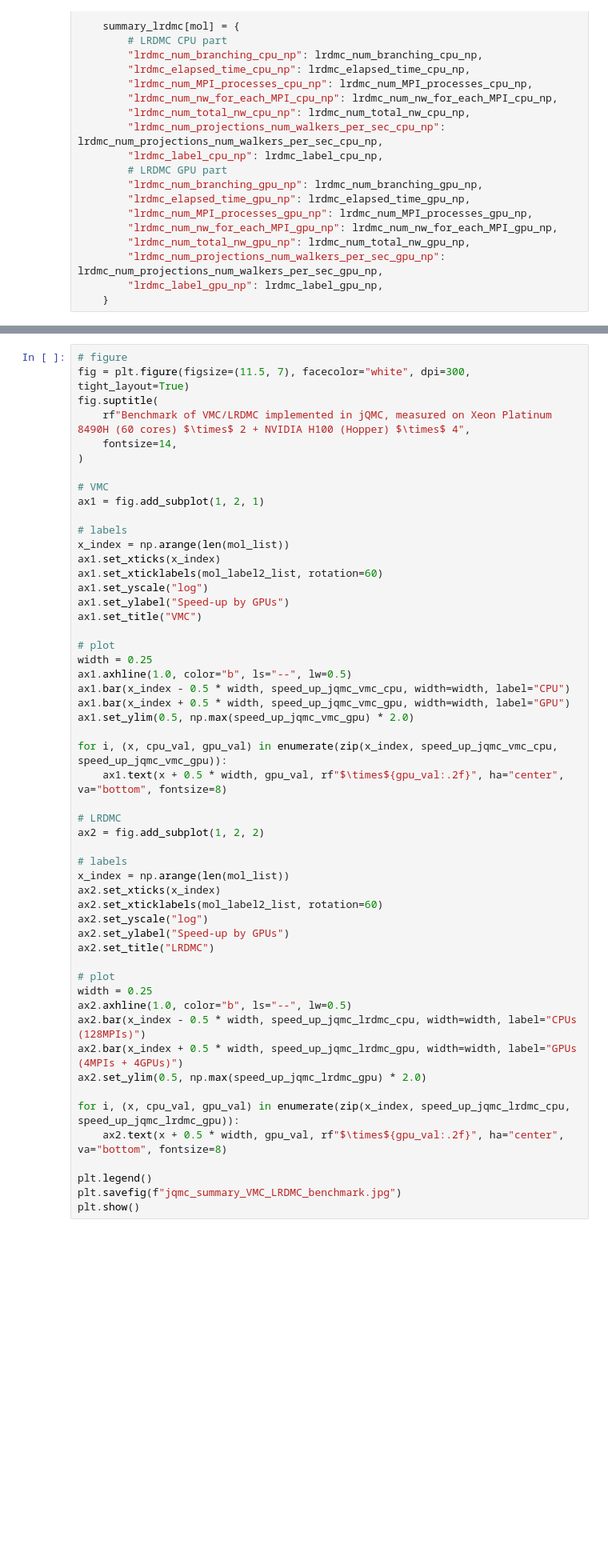
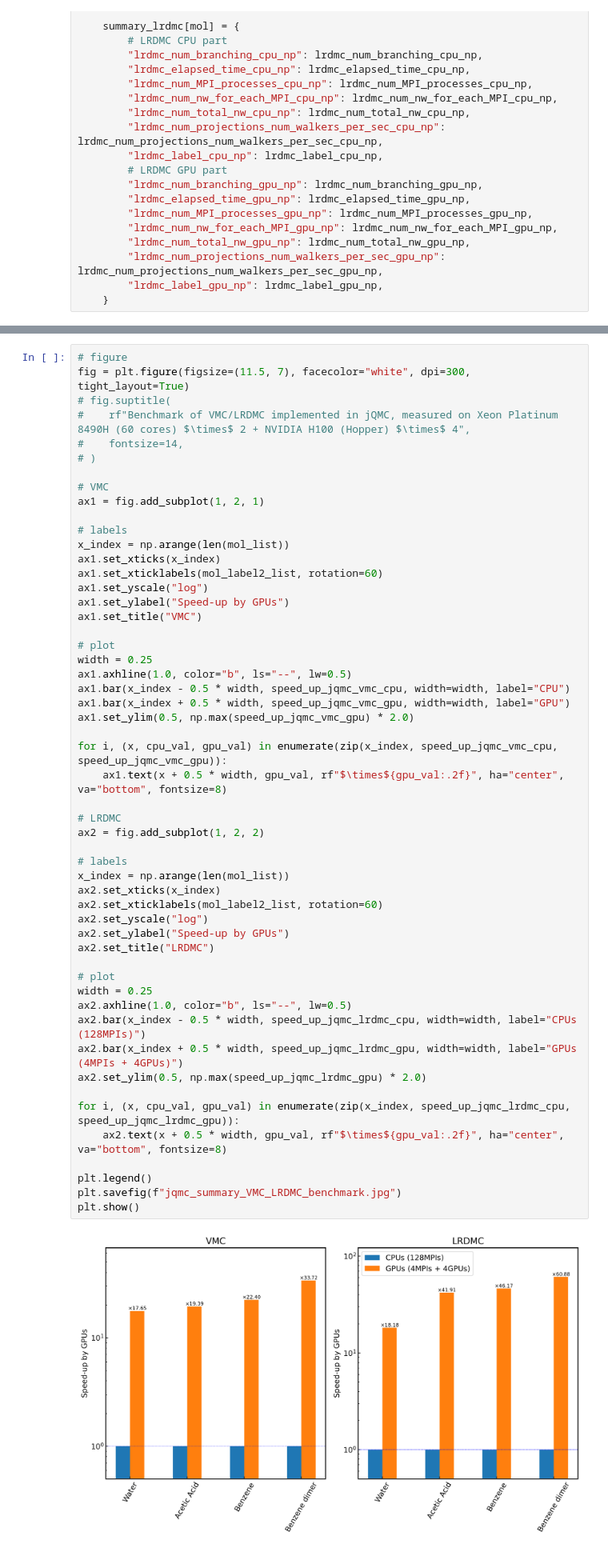
Before and after one commit to kousuke-nakano/jQMC, a Jupyter notebook: examples/example02/plot_summary.ipynb, the cells around one changed output, grey strips where cells are left out. Shown at 80% size. Cells and saved outputs as stored; diff of their text form; blank space fills up the shorter version.

```diff
--- a/examples/example02/plot_summary.ipynb
+++ b/examples/example02/plot_summary.ipynb
@@ -376,10 +376,10 @@ speed-up by GPU for 04benzene_dimer_jqmc is 60.88.
 # %%
 # figure
 fig = plt.figure(figsize=(11.5, 7), facecolor="white", dpi=300, tight_layout=True)
-fig.suptitle(
-    rf"Benchmark of VMC/LRDMC implemented in jQMC, measured on Xeon Platinum 8490H (60 cores) $\times$ 2 + NVIDIA H100 (Hopper) $\times$ 4",
-    fontsize=14,
-)
+# fig.suptitle(
+#    rf"Benchmark of VMC/LRDMC implemented in jQMC, measured on Xeon Platinum 8490H (60 cores) $\times$ 2 + NVIDIA H100 (Hopper) $\times$ 4",
+#    fontsize=14,
+# )
 
 # VMC
 ax1 = fig.add_subplot(1, 2, 1)
@@ -399,30 +399,32 @@ ax1.bar(x_index - 0.5 * width, speed_up_jqmc_vmc_cpu, width=width, label="CPU")
 ax1.bar(x_index + 0.5 * width, speed_up_jqmc_vmc_gpu, width=width, label="GPU")
 ax1.set_ylim(0.5, np.max(speed_up_jqmc_vmc_gpu) * 2.0)
 
 for i, (x, cpu_val, gpu_val) in enumerate(zip(x_index, speed_up_jqmc_vmc_cpu, speed_up_jqmc_vmc_gpu)):
     ax1.text(x + 0.5 * width, gpu_val, rf"$\times${gpu_val:.2f}", ha="center", va="bottom", fontsize=8)
 
 # LRDMC
 ax2 = fig.add_subplot(1, 2, 2)
 
 # labels
 x_index = np.arange(len(mol_list))
 ax2.set_xticks(x_index)
 ax2.set_xticklabels(mol_label2_list, rotation=60)
 ax2.set_yscale("log")
 ax2.set_ylabel("Speed-up by GPUs")
 ax2.set_title("LRDMC")
 
 # plot
 width = 0.25
 ax2.axhline(1.0, color="b", ls="--", lw=0.5)
 ax2.bar(x_index - 0.5 * width, speed_up_jqmc_lrdmc_cpu, width=width, label="CPUs (128MPIs)")
 ax2.bar(x_index + 0.5 * width, speed_up_jqmc_lrdmc_gpu, width=width, label="GPUs (4MPIs + 4GPUs)")
 ax2.set_ylim(0.5, np.max(speed_up_jqmc_lrdmc_gpu) * 2.0)
 
 for i, (x, cpu_val, gpu_val) in enumerate(zip(x_index, speed_up_jqmc_lrdmc_cpu, speed_up_jqmc_lrdmc_gpu)):
     ax2.text(x + 0.5 * width, gpu_val, rf"$\times${gpu_val:.2f}", ha="center", va="bottom", fontsize=8)
 
 plt.legend()
 plt.savefig(f"jqmc_summary_VMC_LRDMC_benchmark.jpg")
 plt.show()
+# %% [output]
+[figure, added]
```
Also changed, not shown: parts of 2 cells of this notebook, 4 other files.
